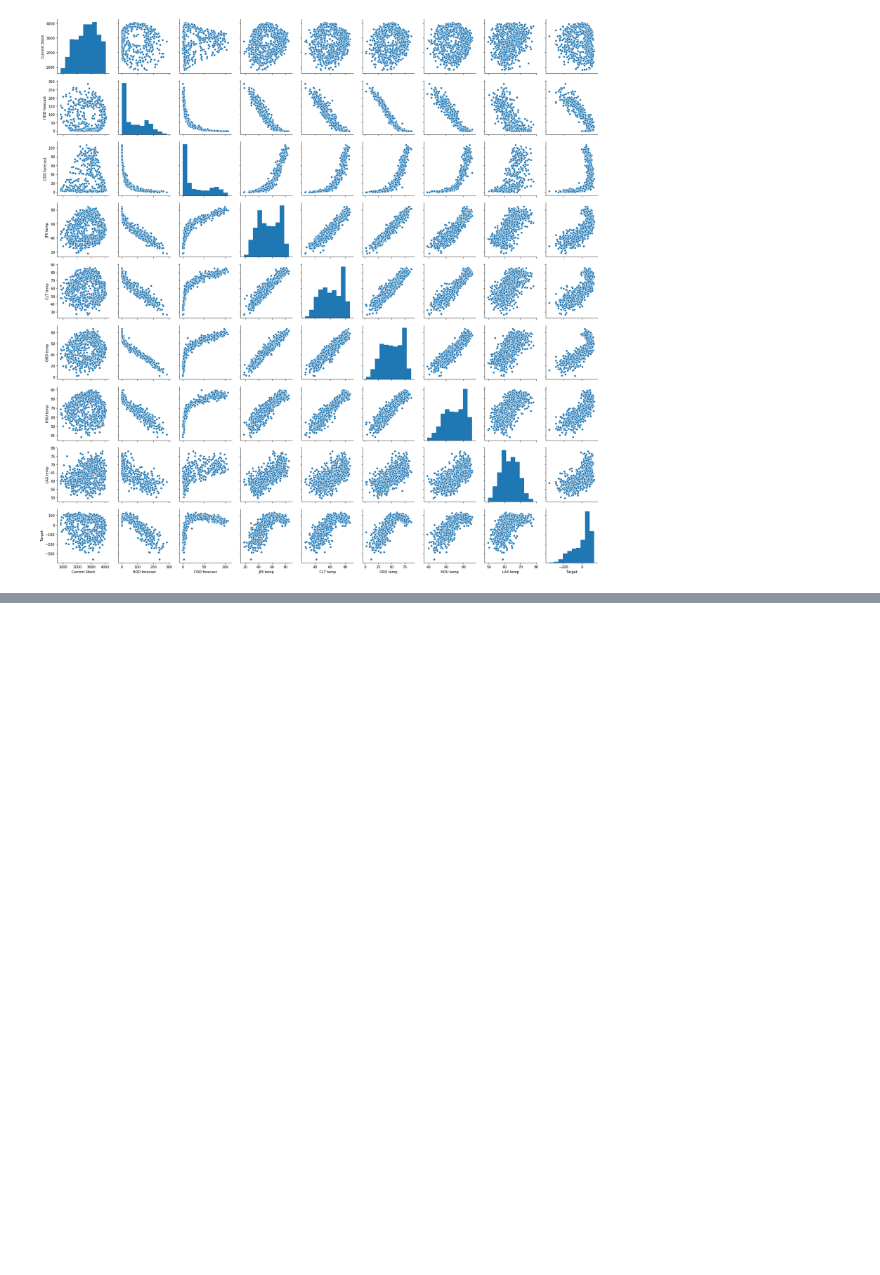
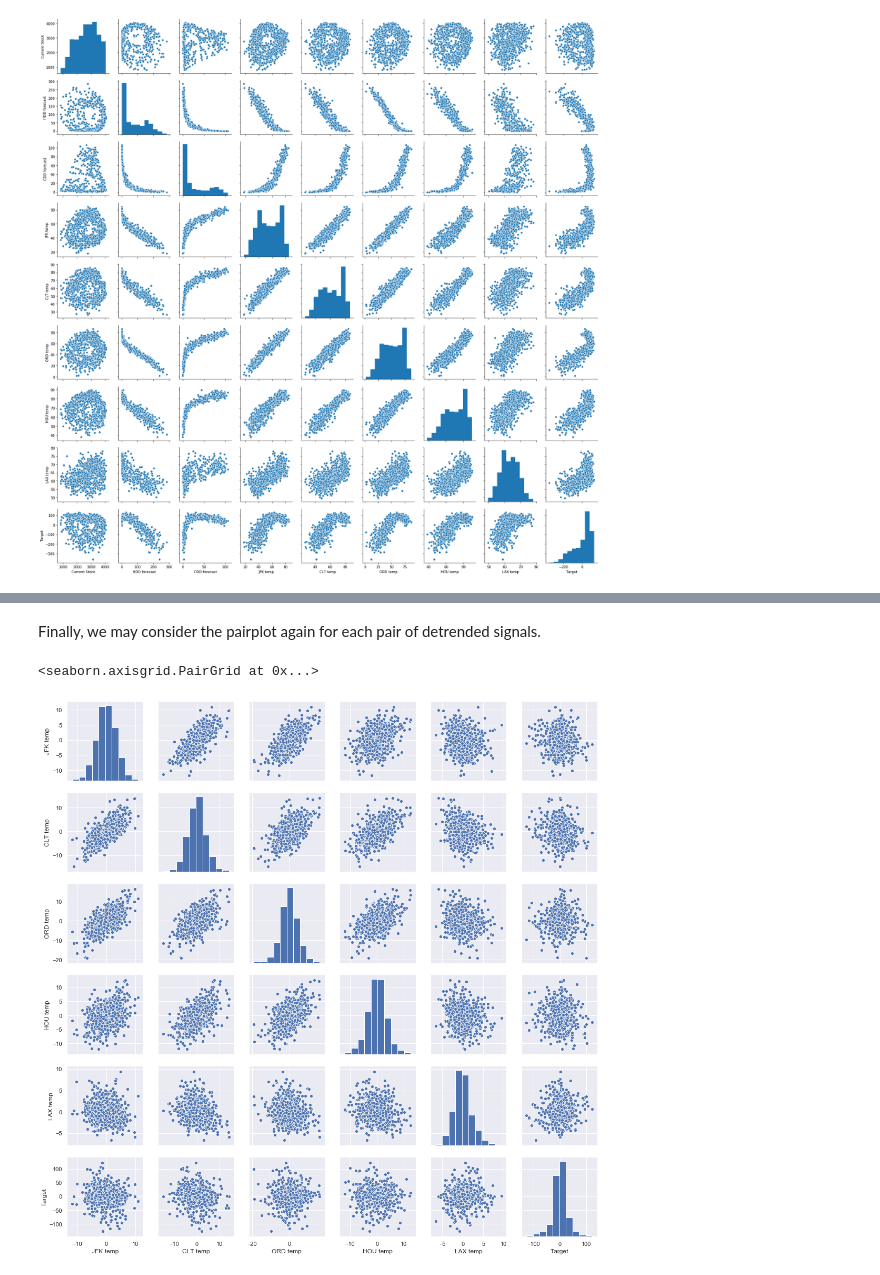
Before and after one commit to KurtButler/AMS520-Project, a Jupyter notebook: Notebooks/Data Overview - Gas.ipynb, the cells around one changed output, grey strips where cells are left out. Saved outputs shown, nothing was run; the diff lists cells and outputs as text; code cells hidden in the pictures; blank space fills up the shorter version.

```diff
--- a/Notebooks/Data Overview - Gas.ipynb
+++ b/Notebooks/Data Overview - Gas.ipynb
@@ -70,0 +118,9 @@ sns.pairplot(my_frame, dropna=True)
+# %% [markdown]
+Finally, we may consider the pairplot again for each pair of detrended signals.
+# %%
+my_frame = pd.DataFrame(detrended_data,columns=names)
+sns.set(rc={'figure.figsize':(7,7)})
+sns.pairplot(my_frame, dropna=True)
+# %% [output]
+<seaborn.axisgrid.PairGrid at 0x...>
+[figure, added]
```
Also changed, not shown: parts of 9 cells of this notebook.
